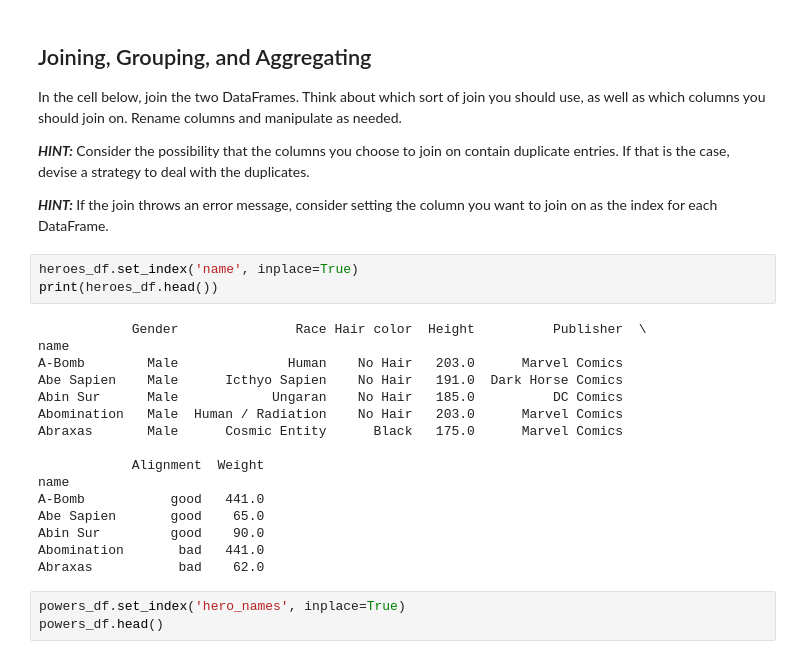
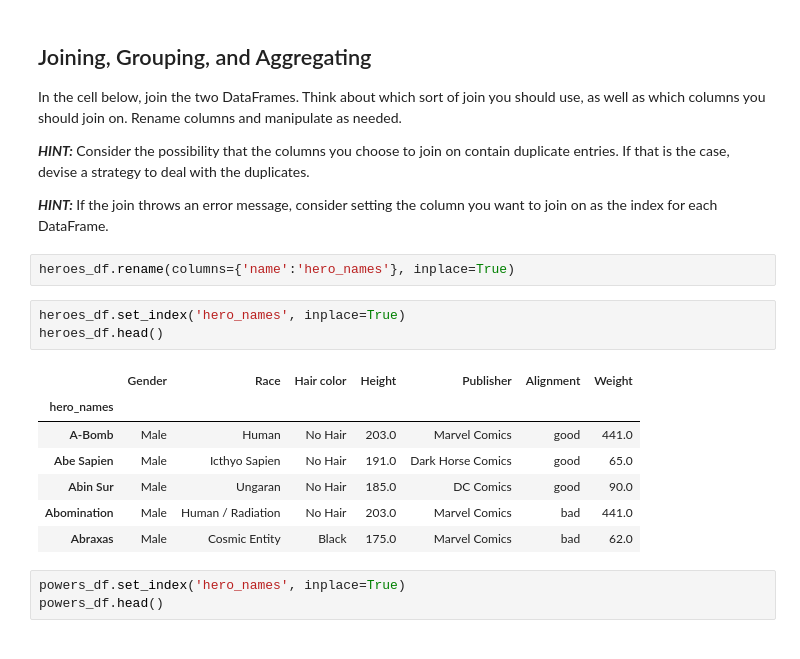
Before and after one commit to kamileyagci/dsc-data-cleaning-project-online-ds-sp-000, a Jupyter notebook: index.ipynb, the cells around one changed output. Drawn from its saved outputs; the diff is of its cells as text.

```diff
--- a/index.ipynb
+++ b/index.ipynb
@@ -265,25 +301,19 @@ In the cell below, join the two DataFrames.  Think about which sort of join you
 **_HINT:_** Consider the possibility that the columns you choose to join on contain duplicate entries. If that is the case, devise a strategy to deal with the duplicates.
 
 **_HINT:_** If the join throws an error message, consider setting the column you want to join on as the index for each DataFrame.
+# %%
+heroes_df.rename(columns={'name':'hero_names'}, inplace=True)
 # %%
-heroes_df.set_index('name', inplace=True)
-print(heroes_df.head())
+heroes_df.set_index('hero_names', inplace=True)
+heroes_df.head()
 # %% [output]
-            Gender               Race Hair color  Height          Publisher  \
-name
-A-Bomb        Male              Human    No Hair   203.0      Marvel Comics
-Abe Sapien    Male      Icthyo Sapien    No Hair   191.0  Dark Horse Comics
-Abin Sur      Male            Ungaran    No Hair   185.0          DC Comics
-Abomination   Male  Human / Radiation    No Hair   203.0      Marvel Comics
-Abraxas       Male      Cosmic Entity      Black   175.0      Marvel Comics
-
-            Alignment  Weight
-name
-A-Bomb           good   441.0
-Abe Sapien       good    65.0
-Abin Sur         good    90.0
-Abomination       bad   441.0
-Abraxas           bad    62.0
+|  | Gender | Race | Hair color | Height | Publisher | Alignment | Weight |
+| hero_names |  |  |  |  |  |  |  |
+| A-Bomb | Male | Human | No Hair | 203.0 | Marvel Comics | good | 441.0 |
+| Abe Sapien | Male | Icthyo Sapien | No Hair | 191.0 | Dark Horse Comics | good | 65.0 |
+| Abin Sur | Male | Ungaran | No Hair | 185.0 | DC Comics | good | 90.0 |
+| Abomination | Male | Human / Radiation | No Hair | 203.0 | Marvel Comics | bad | 441.0 |
+| Abraxas | Male | Cosmic Entity | Black | 175.0 | Marvel Comics | bad | 62.0 |
 # %%
 powers_df.set_index('hero_names', inplace=True)
 powers_df.head()
```
Also changed, not shown: parts of 9 cells of this notebook.
